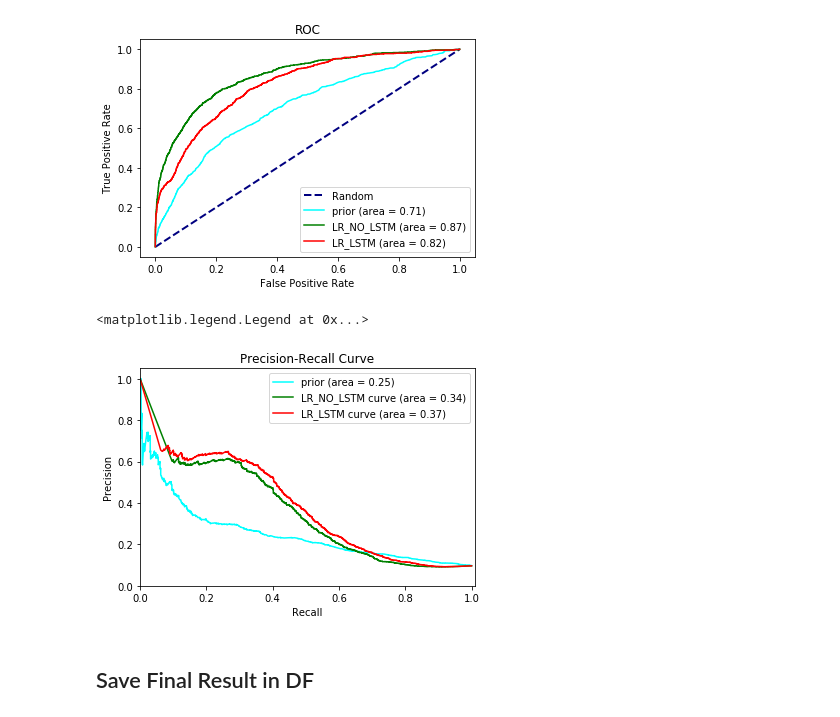
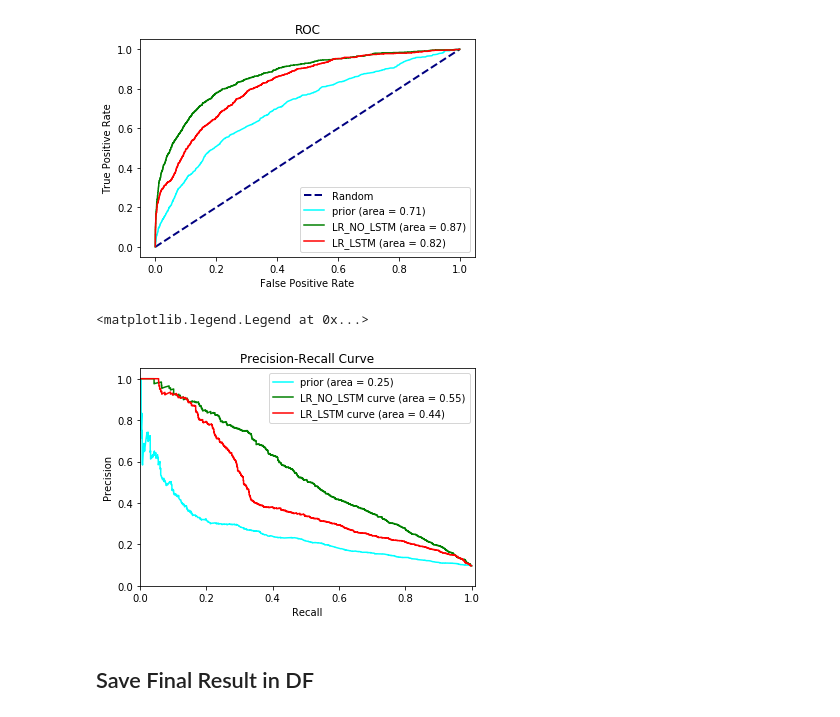
Before and after one commit to greenelab/snorkeling, a Jupyter notebook: All_Relationships/9.entity_prediction.ipynb, the cells around one changed output. Drawn from its saved outputs; the diff is of its cells as text; code cells hidden in the pictures.

Commit message:
Fixed PR curve to use correct data

```diff
--- a/All_Relationships/9.entity_prediction.ipynb
+++ b/All_Relationships/9.entity_prediction.ipynb
@@ -243,28 +243,28 @@ plt.legend(loc="lower right")
 # %%
 plt.figure()
 
 # Plot the p_values log transformed
 precision, recall, _= precision_recall_curve(Y_test, X_test["prior_perm"])
 model_precision = average_precision_score(Y_test, X_test["prior_perm"])
 plt.plot(recall, precision, color='cyan', label="{} (area = {:0.2f})".format("prior", model_precision))
 
-precision, recall, _ = precision_recall_curve(Y_test, final_models[0].predict_proba(X_test[[col for col in X.columns if col not in lstm_features]])[:,1])
-model_precision = average_precision_score(Y_test, final_models[0].predict_proba(X_test[[col for col in X.columns if col not in lstm_features]])[:,1])
+precision, recall, _ = precision_recall_curve(Y_test, final_models[0].predict_proba(transformed_tempX_test)[:,1])
+model_precision = average_precision_score(Y_test, final_models[0].predict_proba(transformed_tempX_test)[:,1])
 plt.plot(recall, precision, color=colors[0], label="{} curve (area = {:0.2f})".format(labels[0], model_precision))
 
-precision, recall, _ = precision_recall_curve(Y_test, final_models[1].predict_proba(X_test)[:,1])
-model_precision = average_precision_score(Y_test, final_models[1].predict_proba(X_test)[:,1])
+precision, recall, _ = precision_recall_curve(Y_test, final_models[1].predict_proba(transformed_X_test)[:,1])
+model_precision = average_precision_score(Y_test, final_models[1].predict_proba(transformed_X_test)[:,1])
 plt.plot(recall, precision, color=colors[1], label="{} curve (area = {:0.2f})".format(labels[1], model_precision))
 
 plt.ylabel('Precision')
 plt.xlabel('Recall')
 plt.title('Precision-Recall Curve')
 plt.xlim([0, 1.01])
 plt.ylim([0, 1.05])
 plt.legend(loc="upper right")
 # %% [output]
 <matplotlib.legend.Legend at 0x...>
-[figure, old version]
+[figure, new version]
 # %% [markdown]
 ## Save Final Result in DF
 # %%
```
Also changed, not shown: parts of 3 cells of this notebook, 1 other file.
